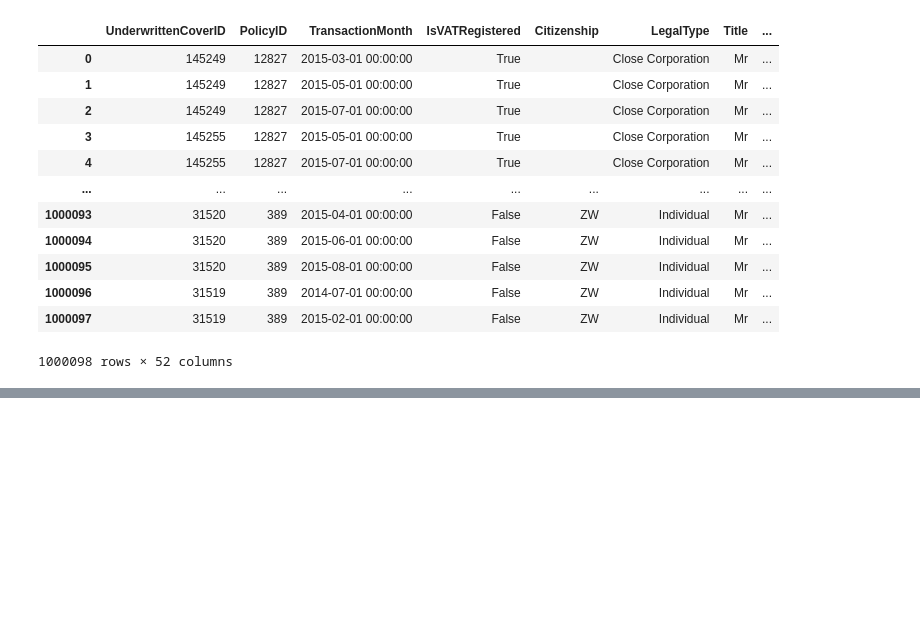
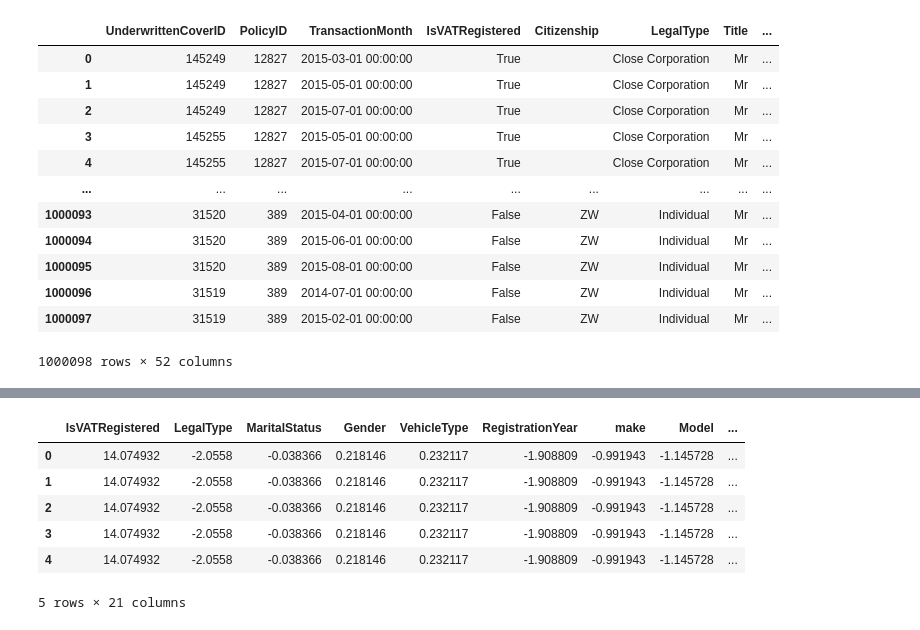
Before and after one commit to GetieBalew24/AlphaCare_Insurance_Solutions, a Jupyter notebook: notebooks/statstical_modeling.ipynb, the cells around one changed output, grey strips where cells are left out. Drawn from its saved outputs; the diff is of its cells as text; code cells hidden in the pictures; blank space fills up the shorter version.

```diff
--- a/notebooks/statstical_modeling.ipynb
+++ b/notebooks/statstical_modeling.ipynb
@@ -67,0 +117,11 @@ new_df
+# %%
+scaled_data=dp.scale_data(encode_data,method="standard")
+scaled_data.head()
+# %% [output]
+|  | IsVATRegistered | LegalType | MaritalStatus | Gender | VehicleType | RegistrationYear | make | Model | ... |
+| 0 | 14.074932 | -2.0558 | -0.038366 | 0.218146 | 0.232117 | -1.908809 | -0.991943 | -1.145728 | ... |
+| 1 | 14.074932 | -2.0558 | -0.038366 | 0.218146 | 0.232117 | -1.908809 | -0.991943 | -1.145728 | ... |
+| 2 | 14.074932 | -2.0558 | -0.038366 | 0.218146 | 0.232117 | -1.908809 | -0.991943 | -1.145728 | ... |
+| 3 | 14.074932 | -2.0558 | -0.038366 | 0.218146 | 0.232117 | -1.908809 | -0.991943 | -1.145728 | ... |
+| 4 | 14.074932 | -2.0558 | -0.038366 | 0.218146 | 0.232117 | -1.908809 | -0.991943 | -1.145728 | ... |
+5 rows × 21 columns
```
Also changed, not shown: parts of 5 cells of this notebook.
